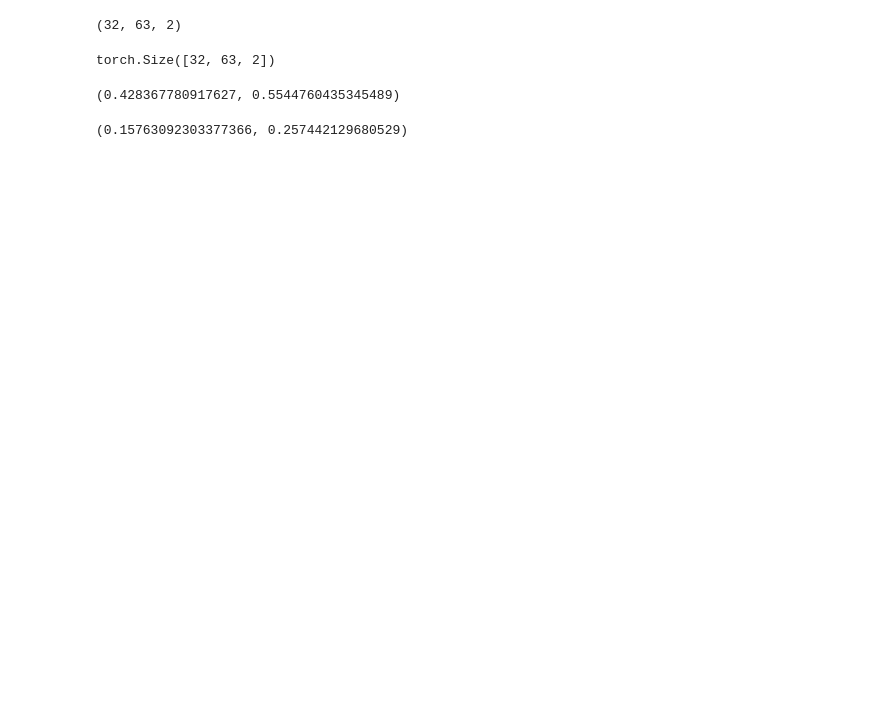
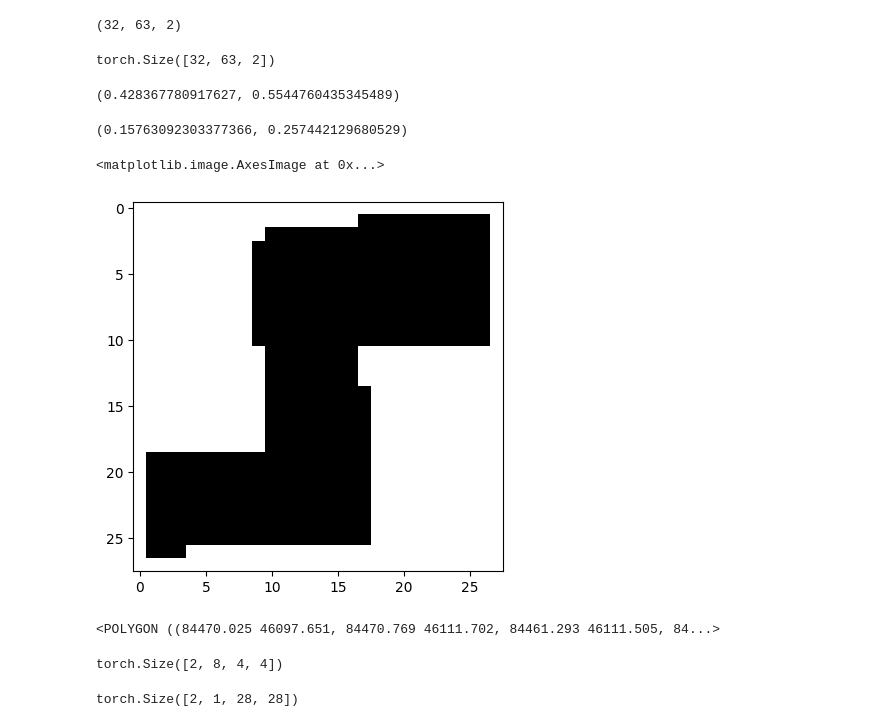
Before and after one commit to kangsive/Emb4Spa, a Jupyter notebook: test.ipynb, the cells around one changed output. Cells and saved outputs as stored; diff of their text form; code cells hidden in the pictures; blank space fills up the shorter version.

```diff
--- a/test.ipynb
+++ b/test.ipynb
@@ -198,0 +280,13 @@ compute_FT(train_tokens, train_labels), compute_ST(train_tokens, train_labels)
+# %%
+imgs, labels, wkts = raterize_poly("dataset/building_shapes_5010.csv", 28)
+
+# np.savez("dataset/raterized_building_shapes.npz", train_tokens=imgs, train_labels=labels)
+# %%
+plt.imshow(imgs[100], cmap='gray')
+# %% [output]
+<matplotlib.image.AxesImage at 0x...>
+[figure, added]
+# %%
+wkt.loads(wkts[100])
+# %% [output]
+<POLYGON ((84470.025 46097.651, 84470.769 46111.702, 84461.293 46111.505, 84...>
@@ -198,0 +368,10 @@ compute_FT(train_tokens, train_labels), compute_ST(train_tokens, train_labels)
+# %%
+encoder = Encoder(nn.GELU)
+decoder = Decoder()
+# data = data.permute(2, 0, 1)
+data.shape
+encoded, indices_list = encoder(data)
+decoder(encoded, indices_list).shape
+# %% [output]
+torch.Size([2, 8, 4, 4])
+torch.Size([2, 1, 28, 28])
```
Also changed, not shown: parts of 12 cells of this notebook, 5 other files.
